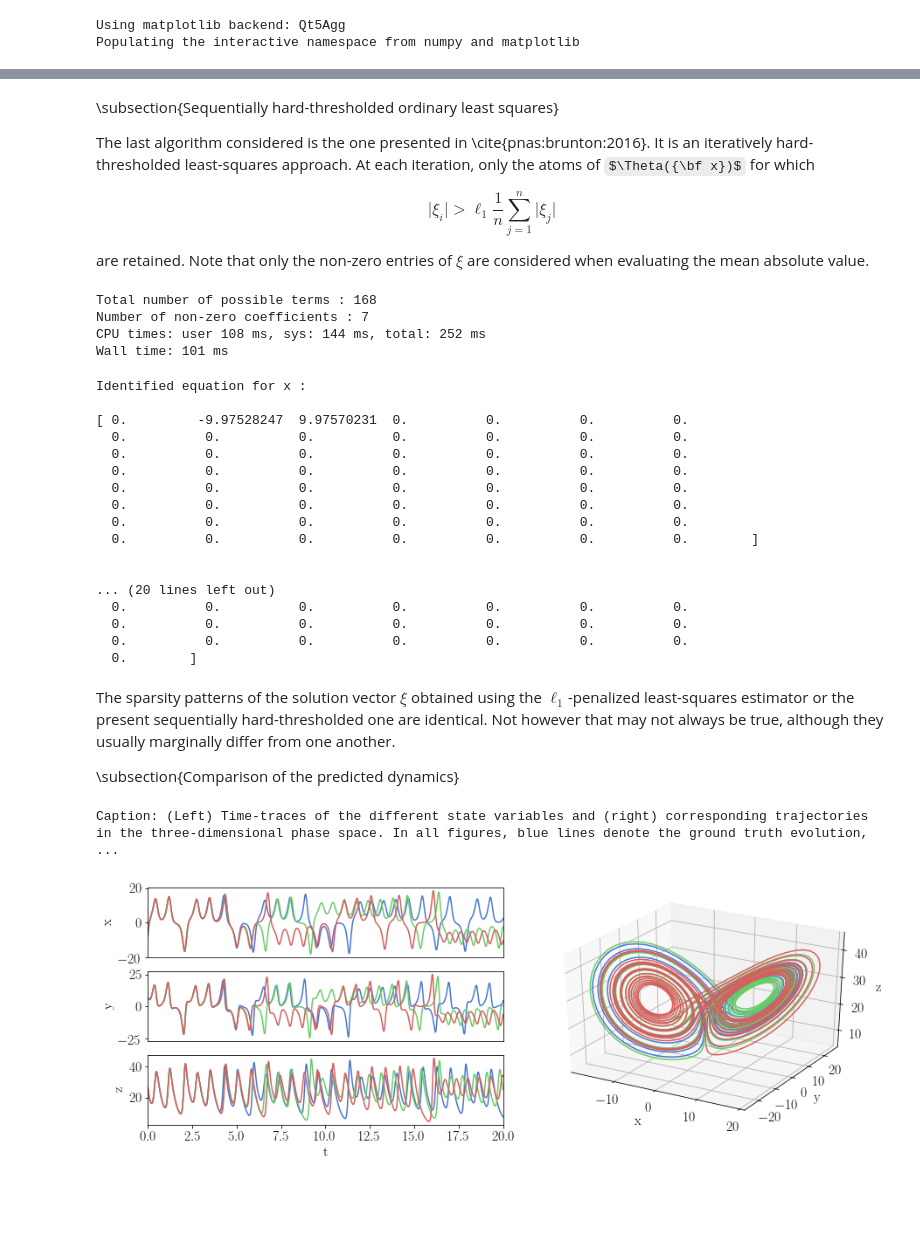
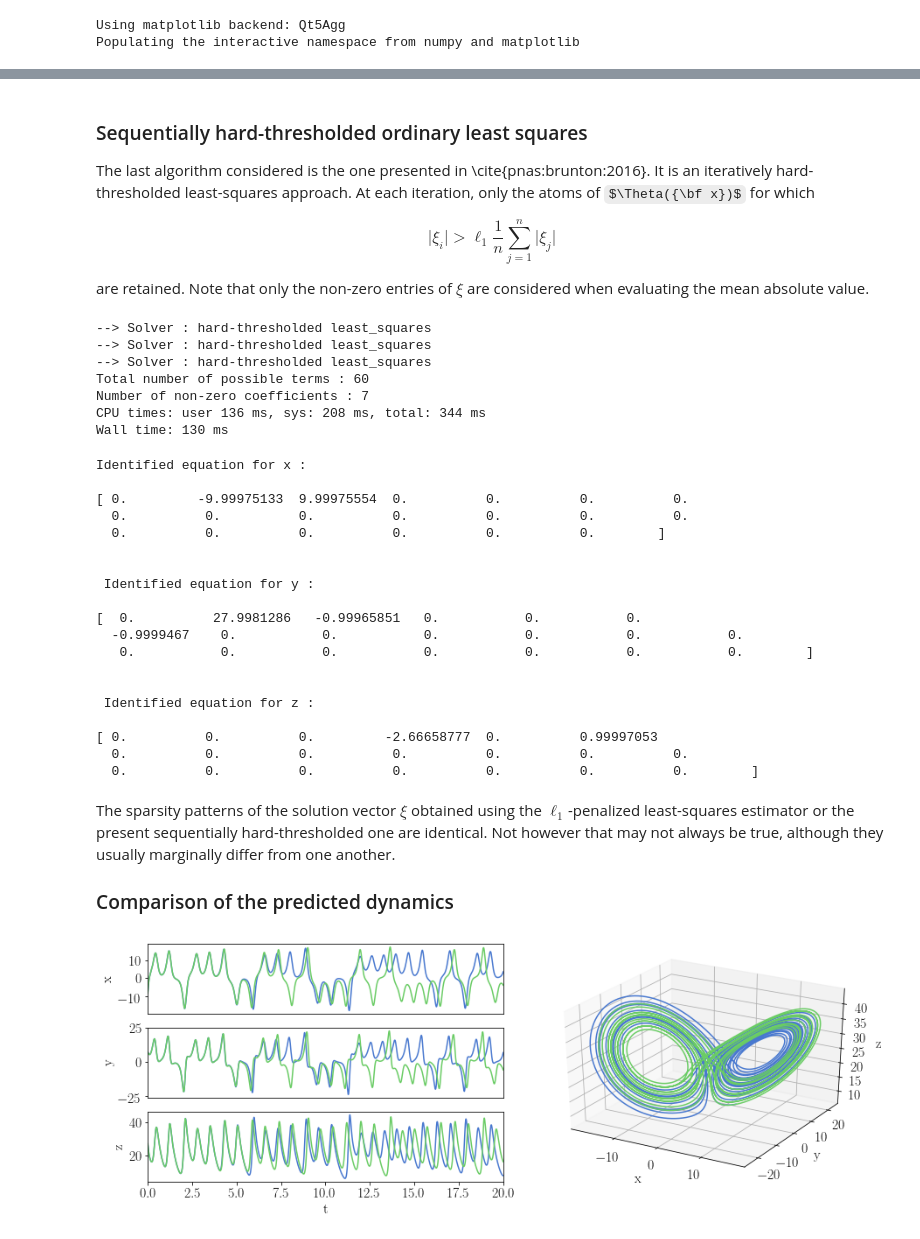
Before and after one commit to loiseaujc/SINDy, a Jupyter notebook: examples/Lorenz/Very_quick_intro_to_SINDy.ipynb, the cells around one changed output, grey strips where cells are left out. Saved outputs shown, nothing was run; the diff lists cells and outputs as text; code cells hidden in the pictures; some formulas as TeX source; blank space fills up the shorter version.

```diff
--- a/examples/Lorenz/Very_quick_intro_to_SINDy.ipynb
+++ b/examples/Lorenz/Very_quick_intro_to_SINDy.ipynb
@@ -74,7 +55,7 @@ from Lorenz import Lorenz
 sigma, rho, beta = 10., 28., 8./3.
 
 # --> Integration time.
-t = np.linspace(0, 20, 2000)
+t = np.linspace(0, 20, 20000)
 
 # --> Produce the date to be used in the sparse identification.
 x0 = np.array([-8., 7., 27.]) # Initial condition.
@@ -142,12 +119,10 @@ $$
 The scikit-learn package provides useful utilities functions to construct such dictionaries of functions.
 # %%
 # --> Creation of the library Theta.
+
 from sklearn.preprocessing import PolynomialFeatures
-library = PolynomialFeatures(degree=5, include_bias=True)
+library = PolynomialFeatures(degree=3, include_bias=True)
 Theta = library.fit_transform(x)
-n_lib = library.n_output_features_
 
-from scipy.linalg import block_diag
-A = block_diag(Theta, Theta, Theta)
-b = dx.flatten(order='F')
+A, b = Theta, dx
 # %% [markdown]
@@ -222,7 +200,7 @@ where $\alpha$ is typically chosen as a fraction of $\| \xi_{OLS} \|_1$. This pr
 %%time
 # --> l1-penalized estimator.
 from sparse_identification import sindy
-l1_penalized = sindy(l1=0.01, solver='lasso')
+l1_penalized = sindy(l1=0.01, solver='wlasso', tol=1e-2)
 
 # --> Fit the OLS model.
 l1_penalized.fit(A, b)
@@ -274,5 +258,5 @@ The $\ell_1$-penalized estimator retains only 7 atoms out of the 168 available o
 # %% [markdown]
-\subsection{Sequentially hard-thresholded ordinary least squares}
+### Sequentially hard-thresholded ordinary least squares
 
 The last algorithm considered is the one presented in \cite{pnas:brunton:2016}. It is an iteratively hard-thresholded least-squares approach. At each iteration, only the atoms of $\Theta({\bf x})$ for which
 
@@ -292,87 +276,83 @@ shols.fit(A, b)
 print 'Total number of possible terms :', shols.coef_.size
 print 'Number of non-zero coefficients :', np.count_nonzero(shols.coef_)
 # %% [output]
-Total number of possible terms : 168
+--> Solver : hard-thresholded least_squares
+--> Solver : hard-thresholded least_squares
+--> Solver : hard-thresholded least_squares
+Total number of possible terms : 60
 Number of non-zero coefficients : 7
-CPU times: user 108 ms, sys: 144 ms, total: 252 ms
-Wall time: 101 ms
+CPU times: user 136 ms, sys: 208 ms, total: 344 ms
+Wall time: 130 ms
 # %%
 # --> Print on-screen the coefficients of the SH-OLS estimator.
 
 print "Identified equation for x : \n"
-print shols.coef_[:n_lib], "\n"
+print shols.coef_[:, 0], "\n"
 print "\n Identified equation for y : \n"
-print shols.coef_[n_lib:2*n_lib], "\n"
+print shols.coef_[:, 1], "\n"
 print "\n Identified equation for z : \n"
-print shols.coef_[2*n_lib:3*n_lib]
+print shols.coef_[:, 2]
 # %% [output]
 Identified equation for x :
 
-[ 0.         -9.97528247  9.97570231  0.          0.          0.          0.
+[ 0.         -9.99975133  9.99975554  0.          0.          0.          0.
   0.          0.          0.          0.          0.          0.          0.
-  0.          0.          0.          0.          0.          0.          0.
-  0.          0.          0.          0.          0.          0.          0.
-  0.          0.          0.          0.          0.          0.          0.
-  0.          0.          0.          0.          0.          0.          0.
+  0.          0.          0.          0.          0.          0.        ]
+
+
+ Identified equation for y :
+
+[  0.          27.9981286   -0.99965851   0.           0.           0.
+  -0.9999467    0.           0.           0.           0.           0.           0.
+   0.           0.           0.           0.           0.           0.           0.        ]
+
+
+ Identified equation for z :
+
+[ 0.          0.          0.         -2.66658777  0.          0.99997053
   0.          0.          0.          0.          0.          0.          0.
   0.          0.          0.          0.          0.          0.          0.        ]
-
-
-... (20 lines left out)
-  0.          0.          0.          0.          0.          0.          0.
-  0.          0.          0.          0.          0.          0.          0.
-  0.          0.          0.          0.          0.          0.          0.
-  0.        ]
 # %% [markdown]
 The sparsity patterns of the solution vector $\xi$ obtained using the $\ell_1$-penalized least-squares estimator or the present sequentially hard-thresholded one are identical. Not however that may not always be true, although they usually marginally differ from one another.
 
-\subsection{Comparison of the predicted dynamics}
+### Comparison of the predicted dynamics
 # %%
 # --> Run the different identified models.
 from scipy.integrate import odeint
 from Lorenz import Identified_Model
-x_ols = odeint(Identified_Model, y0, t, args=(library, ols))
-x_shols = odeint(Identified_Model, y0, t, args=(library, shols))
+x_l1 = odeint(Identified_Model, y0, t, args=(library, l1_penalized))
 
 # --> Plot the results.
 fig = plt.figure(figsize=(1.5*w, w/2))
 gs = GridSpec(3, 6)
 
 ax0 = fig.add_subplot(gs[0, :3])
 ax0.plot(t, x[:, 0])
-ax0.plot(t, x_ols[:, 0])
-ax0.plot(t, x_shols[:, 0])
+ax0.plot(t, x_l1[:, 0])
 ax0.set_ylabel('x')
 ax0.set_xticks([])
 ax0.set_xlim(0, 20)
 
 ax1 = fig.add_subplot(gs[1, :3])
 ax1.plot(t, x[:, 1])
-ax1.plot(t, x_ols[:, 1])
-ax1.plot(t, x_shols[:, 1])
+ax1.plot(t, x_l1[:, 1])
 ax1.set_ylabel('y')
 ax1.set_xticks([])
 ax1.set_xlim(0, 20)
 
 ax2 = fig.add_subplot(gs[2, :3])
 ax2.plot(t, x[:, 2])
-ax2.plot(t, x_ols[:, 2])
-ax2.plot(t, x_shols[:, 2])
+ax2.plot(t, x_l1[:, 2])
 ax2.set_ylabel('z')
 ax2.set_xlabel('t')
 ax2.set_xlim(0, 20)
 
 ax3 = fig.add_subplot(gs[:, 3:], projection='3d')
 ax3.plot(x[:, 0], x[:, 1], x[:, 2])
-ax3.plot(x_ols[:, 0], x_ols[:, 1], x_ols[:, 2])
-ax3.plot(x_shols[:, 0], x_shols[:, 1], x_shols[:, 2])
+ax3.plot(x_l1[:, 0], x_l1[:, 1], x_l1[:, 2])
 ax3.set_xlabel('x', labelpad=10)
 ax3.set_ylabel('y')
 ax3.set_zlabel('z')
 ax3.locator_params(axis='x', nbins=5)
-
-figcaption('(Left) Time-traces of the different state variables and (right) corresponding trajectories in the three-dimensional phase space. \
-            In all figures, blue lines denote the ground truth evolution, while green and red are the predictions of the OLS and SH-OLS models.')
 # %% [output]
-Caption: (Left) Time-traces of the different state variables and (right) corresponding trajectories in the three-dimensional phase space. In all figures, blue lines denote the ground truth evolution,  ...
-[figure, old version]
+[figure, new version]
```
Also changed, not shown: parts of 12 cells of this notebook, 5 other files.
